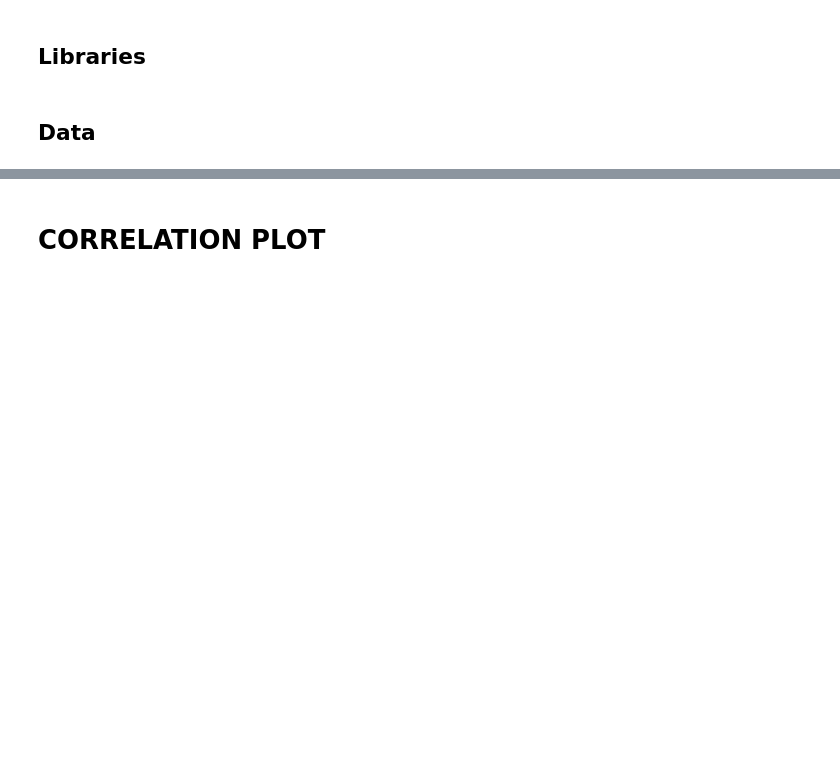
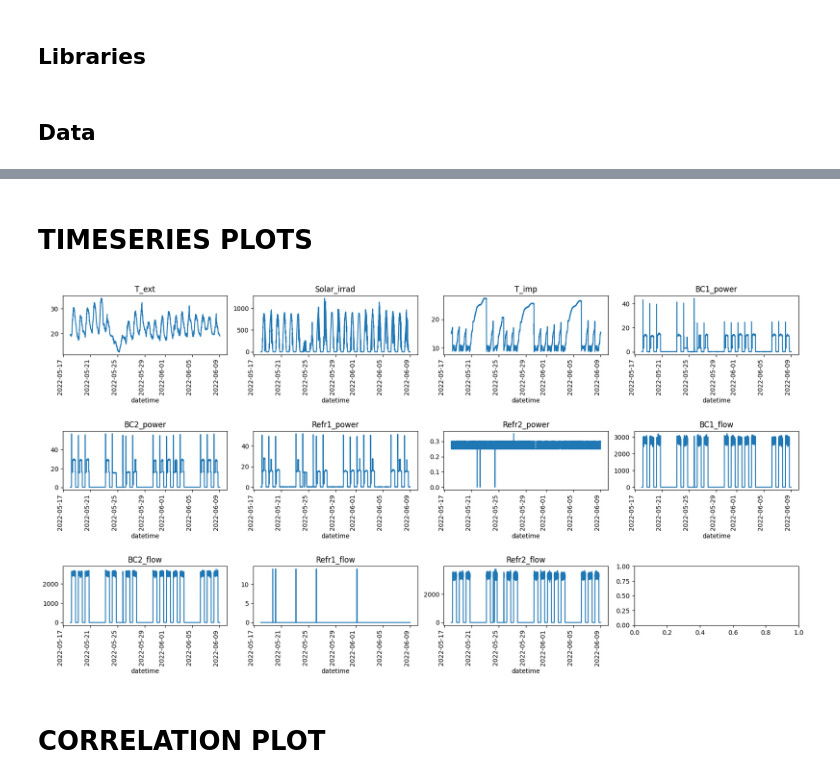
Before and after one commit to opticsensors/HVAC-predictive-control, a Jupyter notebook: notebooks/9.0-decision-plots-gaia-data.ipynb, the cells around one changed output, grey strips where cells are left out. Drawn from its saved outputs; the diff is of its cells as text; code cells hidden in the pictures; blank space fills up the shorter version.

```diff
--- a/notebooks/9.0-decision-plots-gaia-data.ipynb
+++ b/notebooks/9.0-decision-plots-gaia-data.ipynb
@@ -30,3 +60,18 @@ df_index.head()
+# %% [markdown]
+# TIMESERIES PLOTS
+# %%
+columns = ['T_ext', 'Solar_irrad', 'T_imp',
+           'BC1_power', 'BC2_power', 'Refr1_power',
+           'Refr2_power', 'BC1_flow', 'BC2_flow',
+           'Refr1_flow', 'Refr2_flow']
+
+fig, axes = plt.subplots(nrows=3, ncols=4, figsize=(17, 10))
+fig.tight_layout(rect=[0, 0.70, 1, 0.95])
+axes = axes.flatten()
+for i,col in enumerate(columns):
+    df_index[[col]].plot(ax=axes[i], legend=False, title=col, x_compat=True, rot=90,)
+# %% [output]
+[figure, added]
 # %% [markdown]
 # CORRELATION PLOT
 # %% [markdown]
```
Also changed, not shown: parts of 10 cells of this notebook, 8 other files.
